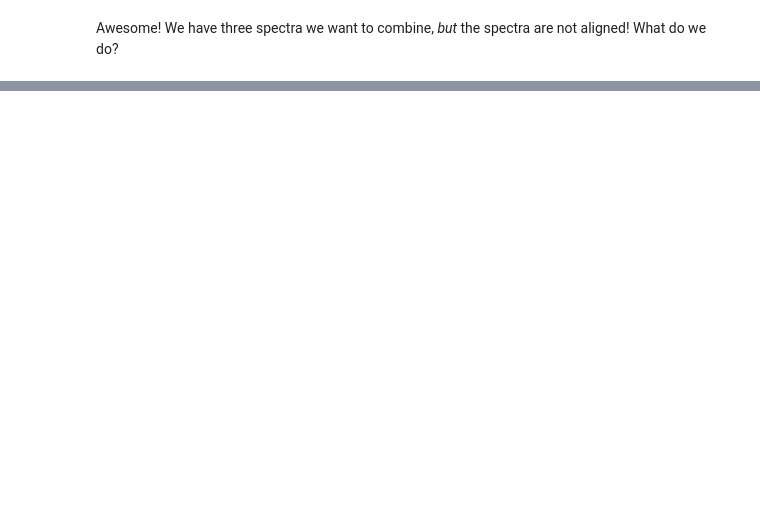
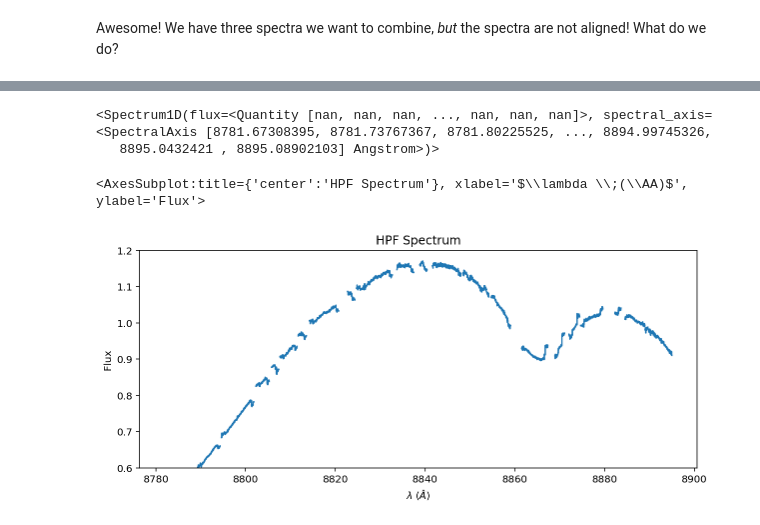
Before and after one commit to OttoStruve/muler, a Jupyter notebook: docs/tutorials/Combine_spectra_misaligned.ipynb, the cells around one changed output, grey strips where cells are left out. Saved outputs shown, nothing was run; the diff lists cells and outputs as text; code cells hidden in the pictures; blank space fills up the shorter version.

```diff
--- a/docs/tutorials/Combine_spectra_misaligned.ipynb
+++ b/docs/tutorials/Combine_spectra_misaligned.ipynb
@@ -42,0 +70,10 @@ Awesome! We have three spectra we want to combine, *but* the spectra are not ali
+# %%
+combined_spectrum = HPFSpectrum(spectral_axis=wavelength_out*wavelength_unit,flux=combined_flux*flux_unit)
+# %% [output]
+<Spectrum1D(flux=<Quantity [nan, nan, nan, ..., nan, nan, nan]>, spectral_axis=<SpectralAxis [8781.67308395, 8781.73767367, 8781.80225525, ..., 8894.99745326,
+   8895.0432421 , 8895.08902103] Angstrom>)>
+# %%
+combined_spectrum.plot()
+# %% [output]
+<AxesSubplot:title={'center':'HPF Spectrum'}, xlabel='$\\lambda \\;(\\AA)$', ylabel='Flux'>
+[figure, added]
```
Also changed, not shown: parts of 9 cells of this notebook.
